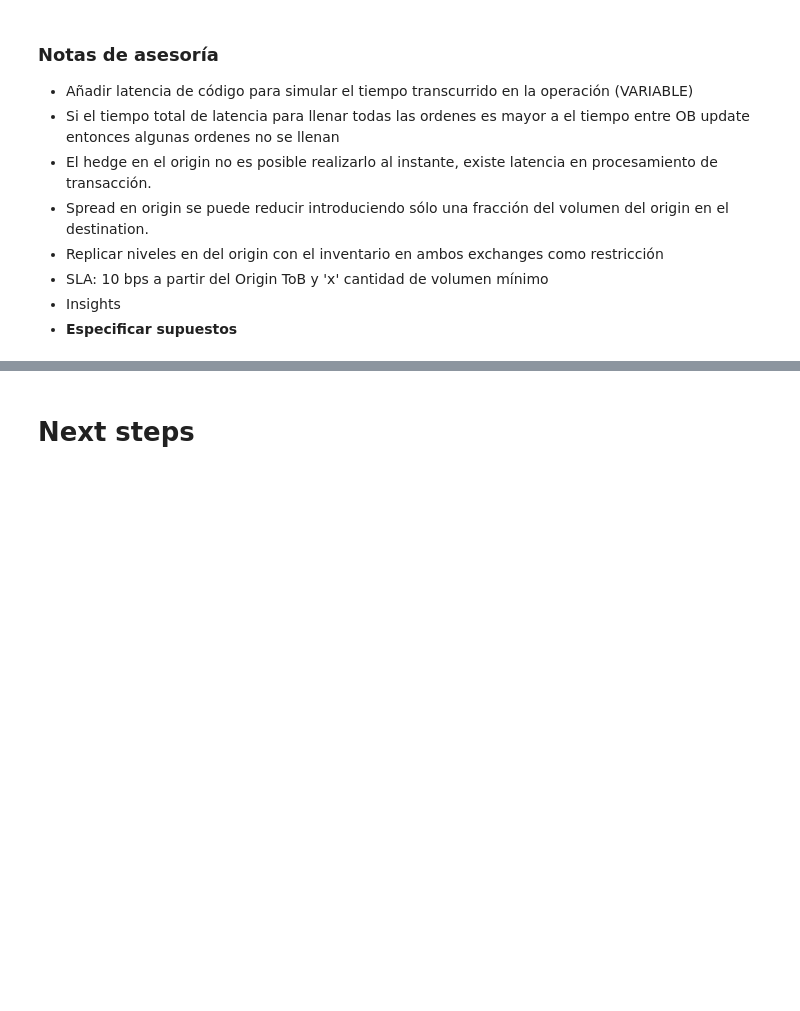
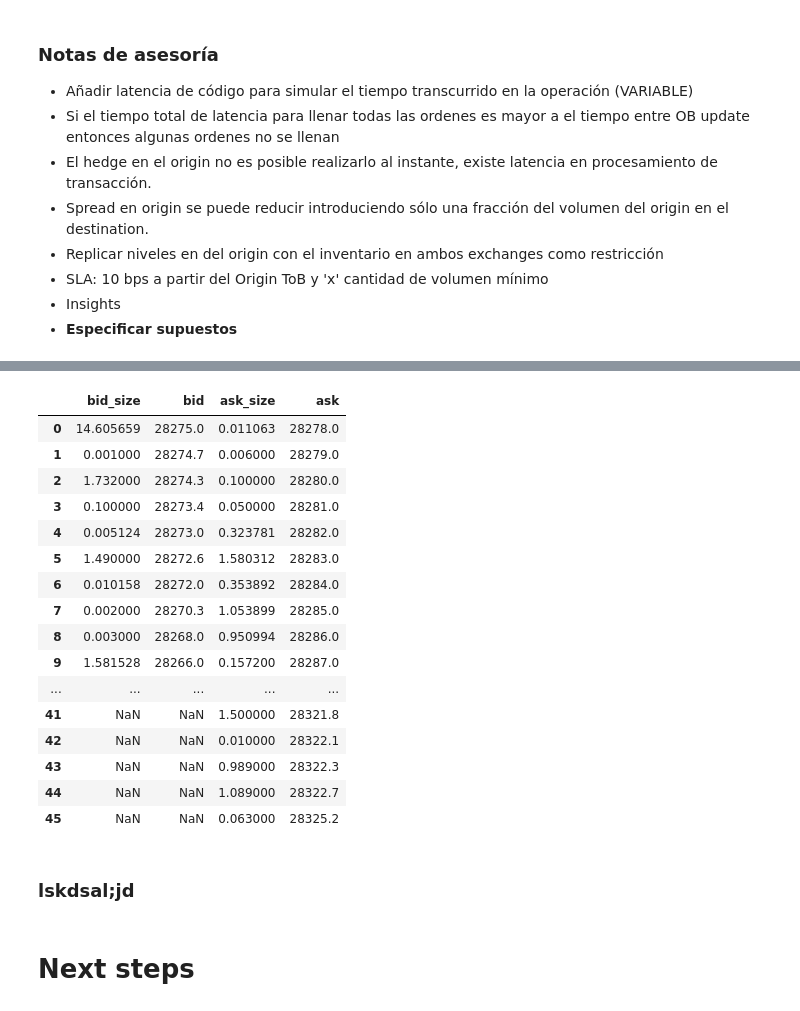
Before and after one commit to AndresLaresBarragan/MyST_XEMM, a Jupyter notebook: working_session.ipynb, the cells around one changed output, grey strips where cells are left out. Saved outputs shown, nothing was run; the diff lists cells and outputs as text; code cells hidden in the pictures; blank space fills up the shorter version.

Commit message:
Added comparison between output OrderBook and next OrderBook

```diff
--- a/working_session.ipynb
+++ b/working_session.ipynb
@@ -369,10 +546,10 @@ bit_ob
 # %%
-new_top = (ob_bit[list(ob_bit.keys())[1]].loc['0','bid'], ob_bit[list(ob_bit.keys())[1]].loc['0','ask'])
+new_tob = (ob_bit[list(ob_bit.keys())[1]].loc['0','bid'], ob_bit[list(ob_bit.keys())[1]].loc['0','ask'])
 # %%
-bids_to_drop = bit_ob[bit_ob['bid']>new_top[0]]
-asks_to_drop = bit_ob[bit_ob['ask']<new_top[1]]
+bids_to_drop = bit_ob[bit_ob['bid']>new_tob[0]]
+asks_to_drop = bit_ob[bit_ob['ask']<new_tob[1]]
 # %%
 bit_ob.drop(bids_to_drop.index, inplace=True)
 bit_ob.reset_index(drop=True, inplace=True)
 # %%
-ob_bit[list(ob_bit.keys())[1]]
+next_ob_bit = ob_bit[list(ob_bit.keys())[1]]
@@ -427,0 +556,13 @@ krak_ob = pd.concat([krak_bid, krak_ask], axis=1)
+# %%
+# OrderBook resultante de XEMM (destination)
+bit_bid_new_tob = bit_ob[['bid_added_vol','bid_size','bid']]
+bit_ask_new_tob = bit_ob[['ask_added_vol','ask_size','ask']]
+
+# Orderbook original siguiente timestamp (destination)
+next_ob_bit_bids = next_ob_bit[['bid_size','bid']]
+next_ob_bit_asks = next_ob_bit[['ask_size','ask']]
+
+# Orderbook original siguiente timestamp (origin)
+next_ob_krak = ob_krak[list(ob_krak.keys())[1]] #'i+1'
+next_ob_krak_bids = next_ob_krak[['bid_size','bid']]
+next_ob_krak_asks = next_ob_krak[['ask_size','ask']]
@@ -427,0 +646,20 @@ krak_ob = pd.concat([krak_bid, krak_ask], axis=1)
+# %%
+df_out
+# %% [output]
+|  | bid_size | bid | ask_size | ask |
+| 0 | 14.605659 | 28275.0 | 0.011063 | 28278.0 |
+| 1 | 0.001000 | 28274.7 | 0.006000 | 28279.0 |
+| 2 | 1.732000 | 28274.3 | 0.100000 | 28280.0 |
+| 3 | 0.100000 | 28273.4 | 0.050000 | 28281.0 |
+| 4 | 0.005124 | 28273.0 | 0.323781 | 28282.0 |
+| 5 | 1.490000 | 28272.6 | 1.580312 | 28283.0 |
+| 6 | 0.010158 | 28272.0 | 0.353892 | 28284.0 |
+| 7 | 0.002000 | 28270.3 | 1.053899 | 28285.0 |
+| 8 | 0.003000 | 28268.0 | 0.950994 | 28286.0 |
+| 9 | 1.581528 | 28266.0 | 0.157200 | 28287.0 |
+| ... | ... | ... | ... | ... |
+| 41 | NaN | NaN | 1.500000 | 28321.8 |
+| 42 | NaN | NaN | 0.010000 | 28322.1 |
+| 43 | NaN | NaN | 0.989000 | 28322.3 |
+| 44 | NaN | NaN | 1.089000 | 28322.7 |
+| 45 | NaN | NaN | 0.063000 | 28325.2 |
@@ -428,3 +706,5 @@ krak_ob = pd.concat([krak_bid, krak_ask], axis=1)
+# %% [markdown]
+### lskdsal;jd
 # %% [markdown]
 # Next steps
 # %% [markdown]
```
Also changed, not shown: parts of 11 cells of this notebook.
